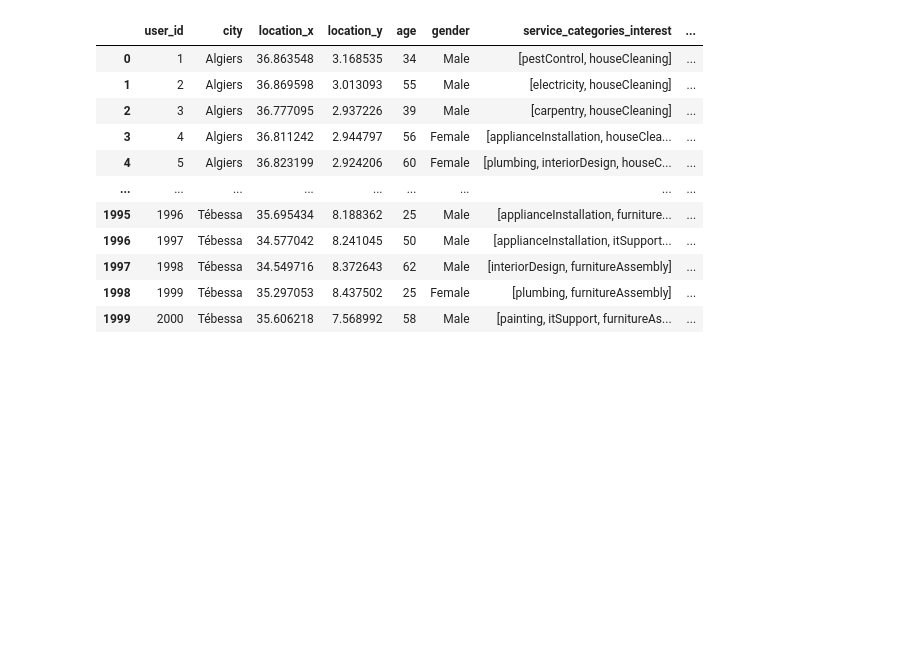
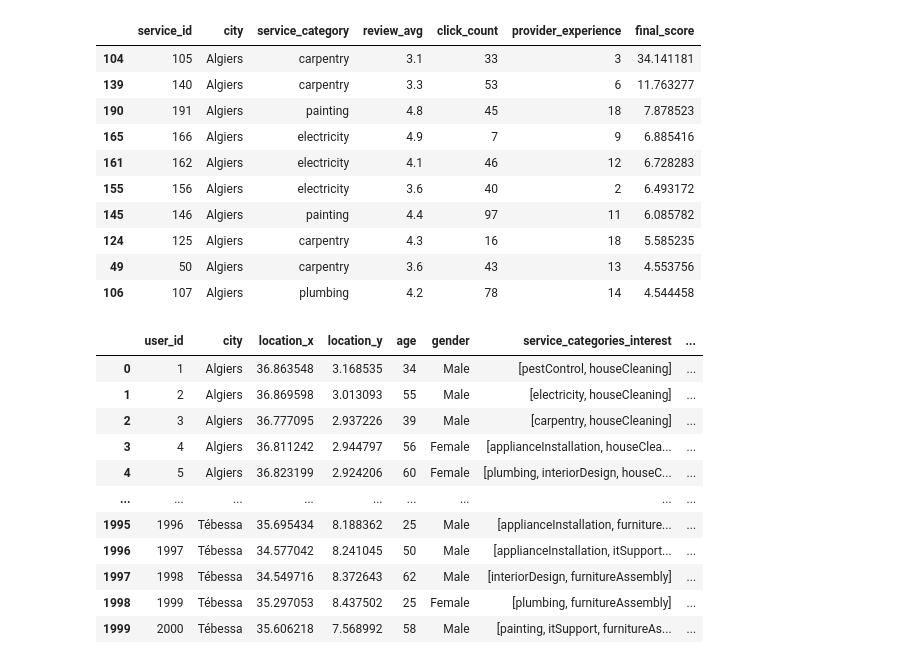
Before and after one commit to zyx721/E-ServicesHub, a Jupyter notebook: code/backend/AI_Recomendation_System/devloping_it/Untitled.ipynb, the cells around one changed output. Cells and saved outputs as stored; diff of their text form; code cells hidden in the pictures; blank space fills up the shorter version.

```diff
--- a/code/backend/AI_Recomendation_System/devloping_it/Untitled.ipynb
+++ b/code/backend/AI_Recomendation_System/devloping_it/Untitled.ipynb
@@ -145,4 +145,80 @@ def generate_user_data(service_df):
 service_df = generate_service_data()
 user_df = generate_user_data(service_df)
 # %%
+import pandas as pd
+import numpy as np
+from sklearn.metrics.pairwise import cosine_similarity
+
+# Function to calculate the distance between two locations (using Euclidean distance)
+def calculate_distance(x1, y1, x2, y2):
+    return np.sqrt((x1 - x2)**2 + (y1 - y2)**2)
+
+# Function to generate recommendations for a user
+def recommend_services(user_id, user_df, service_df):
+    # Step 1: Get the user's data
+    user_data = user_df[user_df['user_id'] == user_id].iloc[0]
+    user_city = user_data['city']
+    user_location = (user_data['location_x'], user_data['location_y'])
+    user_interests = user_data['service_categories_interest']
+
+    # Step 2: Filter services from the same city
+    services_in_city = service_df[service_df['city'] == user_city]
+
+    # Step 3: Compute the distance of each service from the user
+    services_in_city['distance'] = services_in_city.apply(
+        lambda row: calculate_distance(user_location[0], user_location[1], row['provider_location_x'], row['provider_location_y']), axis=1
+    )
+
+    # Step 4: Collaborative filtering - User similarity based on behavior (click_count and review_avg)
+    # We need to reshape user_df to have a user-service interaction matrix
+    interaction_matrix = user_df[['user_id', 'reviewed_service_ids', 'click_count_per_service']].explode(['reviewed_service_ids', 'click_count_per_service'])
+
+    # Create interaction matrix: One user can have many services they interacted with (click or review)
+    interaction_matrix['service_id'] = interaction_matrix['reviewed_service_ids']
+    interaction_matrix['click_count'] = interaction_matrix['click_count_per_service']
+
+    # Now let's pivot the data to create a user-service matrix where interactions are stored
+    user_service_matrix = interaction_matrix.pivot_table(index='user_id', columns='service_id', values='click_count', aggfunc='sum', fill_value=0)
+
+    # Calculate cosine similarity between the target user and all other users
+    user_vector = user_service_matrix.loc[user_id].values.reshape(1, -1)
+    similarity_scores = cosine_similarity(user_vector, user_service_matrix.values)
+    similarity_df = pd.DataFrame(similarity_scores.T, index=user_service_matrix.index, columns=['similarity'])
+
+    # Get the most similar users (top 10 most similar users)
+    similar_users = similarity_df.sort_values(by='similarity', ascending=False).iloc[1:11]
+
+    # Step 5: Calculate the weighted interactions of similar users
+    similar_users_interactions = user_service_matrix.loc[similar_users.index].mean()
+
+    # Step 6: Content-based filtering - Services matching the user's interest categories
+    # We filter services that match the user's service categories interest
+    matching_services = services_in_city[services_in_city['service_category'].isin(user_interests)]
+
+    # Step 7: Rank services based on collaborative filtering (click_count, reviews) and content-based (user interest)
+    # We'll combine scores from both approaches
+    services_in_city['cf_score'] = services_in_city['service_id'].map(similar_users_interactions)
+    services_in_city['cb_score'] = services_in_city['service_category'].apply(
+        lambda category: 1 if category in user_interests else 0
+    )
+
+    # Final ranking score based on collaborative filtering, content-based filtering, and proximity
+    services_in_city['final_score'] = (
+        services_in_city['cf_score'] * 0.4 +
+        services_in_city['cb_score'] * 0.3 +
+        (1 / (1 + services_in_city['distance'])) * 0.3  # The closer the service, the higher the score
+    )
+
+    # Step 8: Sort services by final score
+    recommended_services = services_in_city.sort_values(by='final_score', ascending=False)
+
+    # Return the top recommended services
+    return recommended_services[['service_id','city', 'service_category', 'review_avg', 'click_count', 'provider_experience', 'distance', 'final_score']]
+
+# Example usage
+user_id = 19  # Replace with an actual user ID from your user_df
+recommended_services = recommend_services(user_id, user_df, service_df)
+
+# Display the top recommended services
+recommended_services[['service_id','city', 'service_category', 'review_avg', 'click_count', 'provider_experience', 'final_score']].head(10)
 # %% [output]
@@ -150,3 +245,14 @@ NameError: name 'generate_location' is not defined
+|  | service_id | city | service_category | review_avg | click_count | provider_experience | final_score |
+| 104 | 105 | Algiers | carpentry | 3.1 | 33 | 3 | 34.141181 |
+| 139 | 140 | Algiers | carpentry | 3.3 | 53 | 6 | 11.763277 |
+| 190 | 191 | Algiers | painting | 4.8 | 45 | 18 | 7.878523 |
+| 165 | 166 | Algiers | electricity | 4.9 | 7 | 9 | 6.885416 |
+| 161 | 162 | Algiers | electricity | 4.1 | 46 | 12 | 6.728283 |
+| 155 | 156 | Algiers | electricity | 3.6 | 40 | 2 | 6.493172 |
+| 145 | 146 | Algiers | painting | 4.4 | 97 | 11 | 6.085782 |
+| 124 | 125 | Algiers | carpentry | 4.3 | 16 | 18 | 5.585235 |
+| 49 | 50 | Algiers | carpentry | 3.6 | 43 | 13 | 4.553756 |
+| 106 | 107 | Algiers | plumbing | 4.2 | 78 | 14 | 4.544458 |
 # %%
 user_df
 # %% [output]
```
Also changed, not shown: parts of 1 cell of this notebook, 4 other files.
